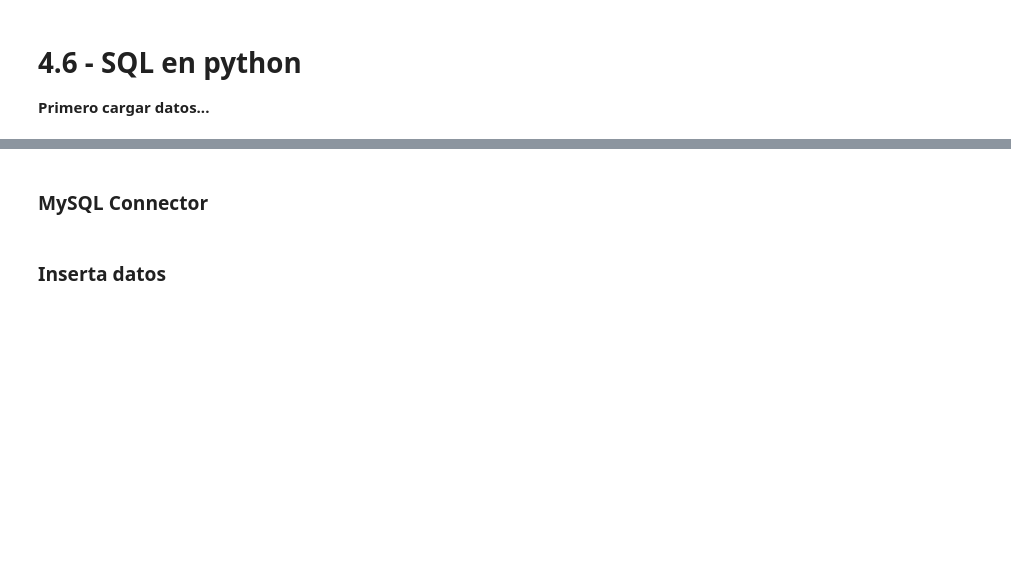
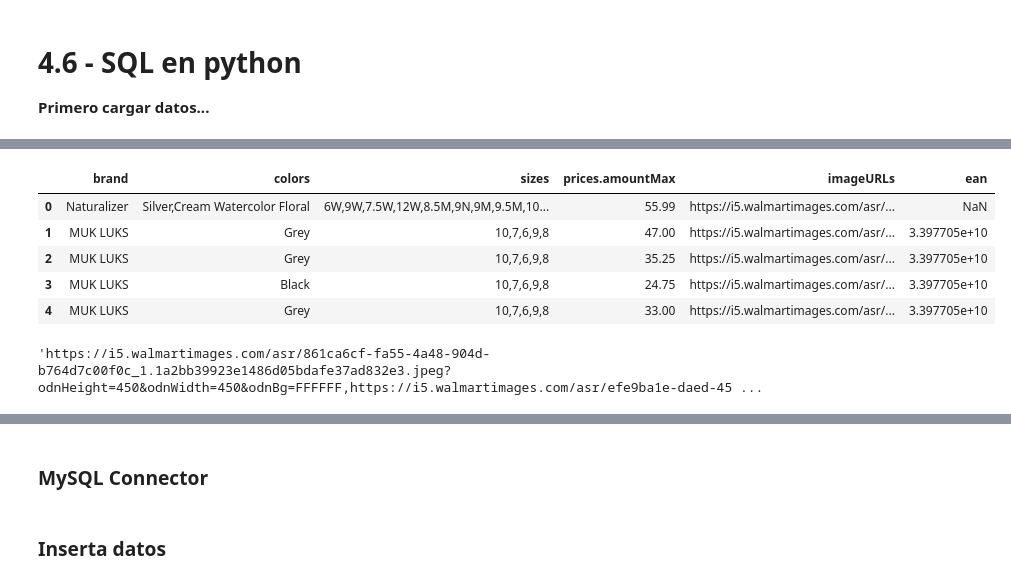
Before and after one commit to YonatanRA/ds_tb_part_21_09, a Jupyter notebook: 02-Data_Analysis/4.6 - SQL en python.ipynb, the cells around one changed output, grey strips where cells are left out. Cells and saved outputs as stored; diff of their text form; code cells hidden in the pictures; blank space fills up the shorter version.

```diff
--- a/02-Data_Analysis/4.6 - SQL en python.ipynb
+++ b/02-Data_Analysis/4.6 - SQL en python.ipynb
@@ -10,0 +41,17 @@
+# %%
+# seleccion de datos
+
+df=df[['brand', 'colors', 'sizes', 'prices.amountMax', 'imageURLs', 'ean']]
+
+df.head()
+# %% [output]
+|  | brand | colors | sizes | prices.amountMax | imageURLs | ean |
+| 0 | Naturalizer | Silver,Cream Watercolor Floral | 6W,9W,7.5W,12W,8.5M,9N,9M,9.5M,10... | 55.99 | https://i5.walmartimages.com/asr/... | NaN |
+| 1 | MUK LUKS | Grey | 10,7,6,9,8 | 47.00 | https://i5.walmartimages.com/asr/... | 3.397705e+10 |
+| 2 | MUK LUKS | Grey | 10,7,6,9,8 | 35.25 | https://i5.walmartimages.com/asr/... | 3.397705e+10 |
+| 3 | MUK LUKS | Black | 10,7,6,9,8 | 24.75 | https://i5.walmartimages.com/asr/... | 3.397705e+10 |
+| 4 | MUK LUKS | Grey | 10,7,6,9,8 | 33.00 | https://i5.walmartimages.com/asr/... | 3.397705e+10 |
+# %%
+df['imageURLs'][0]
+# %% [output]
+'https://i5.walmartimages.com/asr/861ca6cf-fa55-4a48-904d-b764d7c00f0c_1.1a2bb39923e1486d05bdafe37ad832e3.jpeg?odnHeight=450&odnWidth=450&odnBg=FFFFFF,https://i5.walmartimages.com/asr/efe9ba1e-daed-45 ...
```
Also changed, not shown: parts of 17 cells of this notebook.
